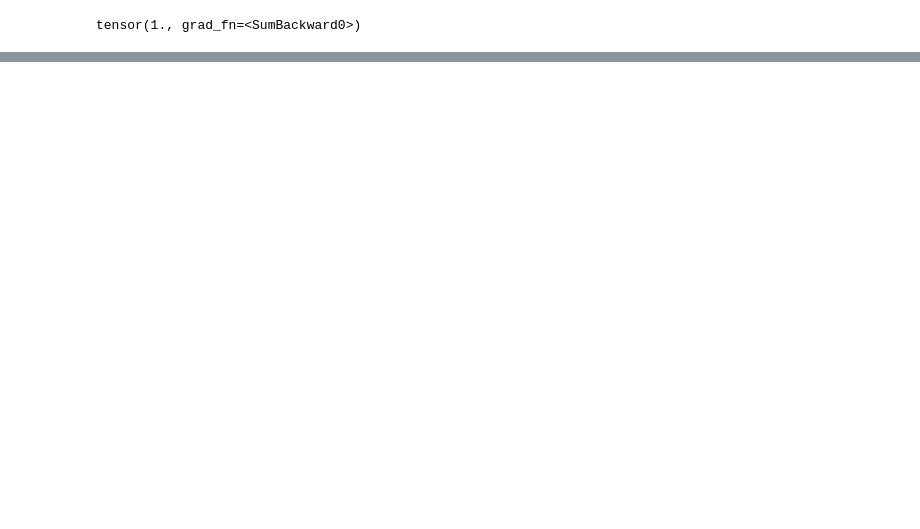
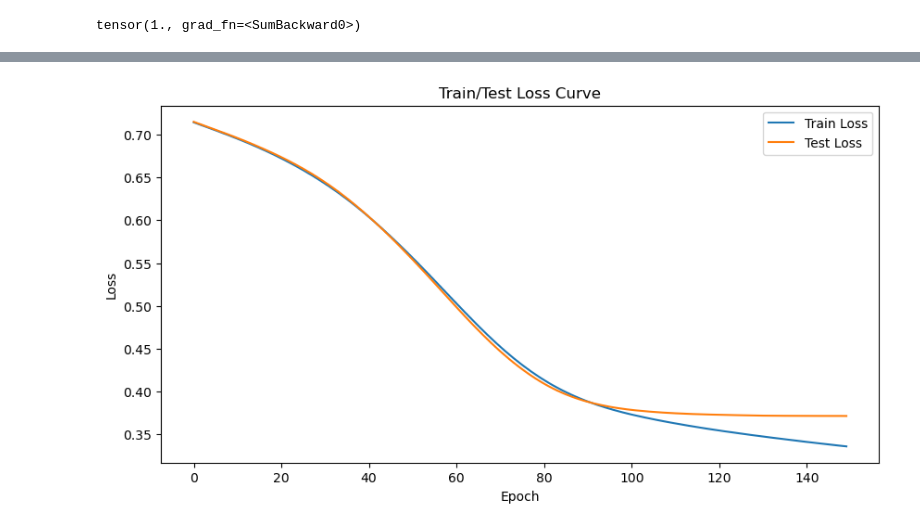
Before and after one commit to ozgurcanozel/HeartFailurePredictionWebApp, a Jupyter notebook: HeartFailurePred.ipynb, the cells around one changed output, grey strips where cells are left out. Cells and saved outputs as stored; diff of their text form; code cells hidden in the pictures; blank space fills up the shorter version.

Commit message:
model transformation

```diff
--- a/HeartFailurePred.ipynb
+++ b/HeartFailurePred.ipynb
@@ -158,7 +158,7 @@ class HeartClassifier(nn.Module):
 # %%
 model = HeartClassifier()
 loss_fn = nn.CrossEntropyLoss()
-optimizer = torch.optim.Adam(model.parameters(), lr=0.01)
+optimizer = torch.optim.Adam(model.parameters(), lr=0.001)
 # %%
 def calculate_accuracy(y_true, y_pred):
     correct = torch.eq(y_true, y_pred).sum().item()
@@ -207,0 +266,11 @@ epochs = 200
+# %%
+plt.figure(figsize=(10,5))
+plt.plot(train_losses, label="Train Loss")
+plt.plot(test_losses, label="Test Loss")
+plt.xlabel("Epoch")
+plt.ylabel("Loss")
+plt.title("Train/Test Loss Curve")
+plt.legend()
+plt.show()
+# %% [output]
+[figure, added]
```
Also changed, not shown: parts of 4 cells of this notebook.
